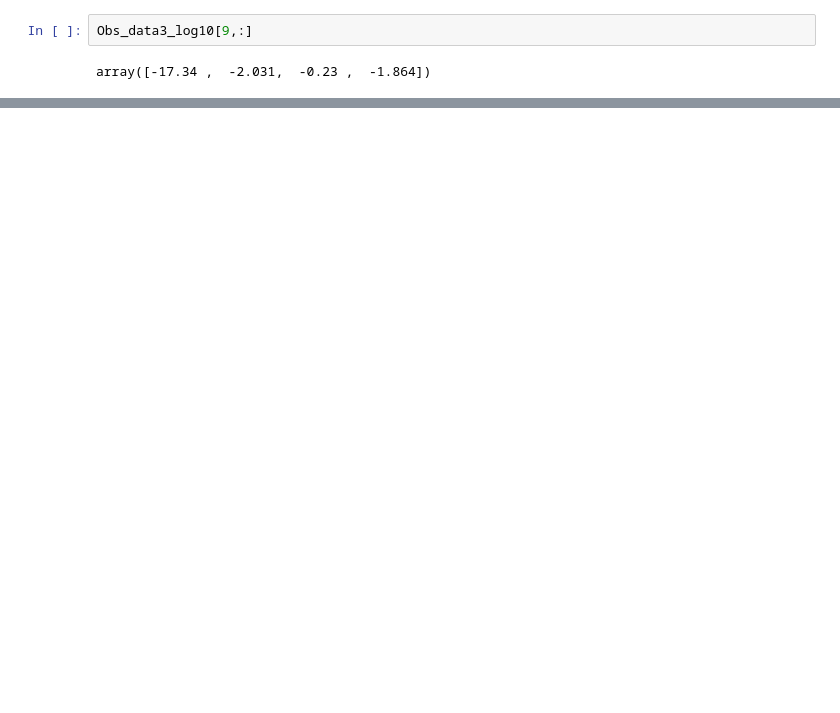
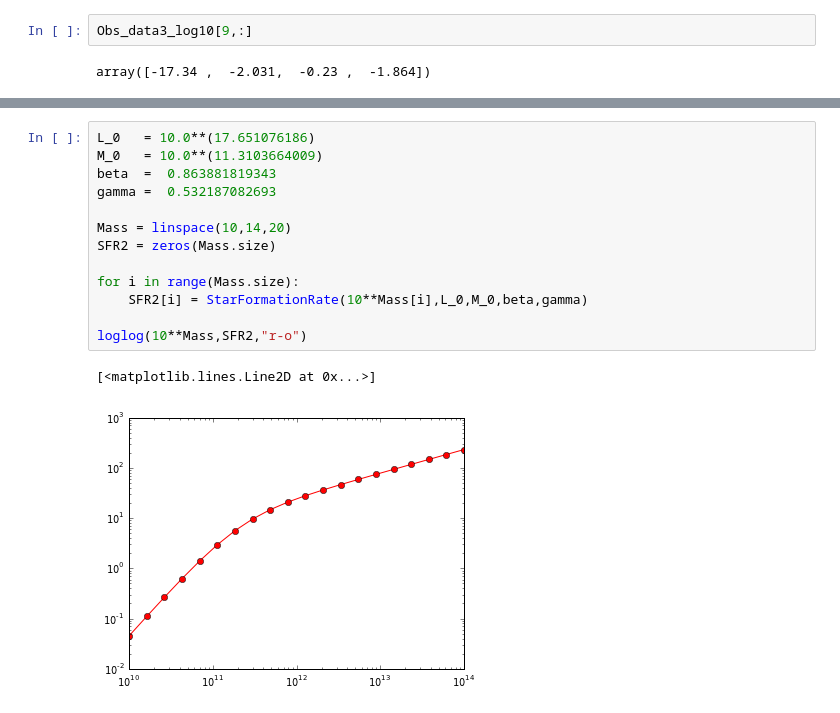
Before and after one commit to flgomezc/sfr-dmhm, a Jupyter notebook: 04_sfr-random-walk_test02/extended observational data.ipynb, the cells around one changed output, grey strips where cells are left out. Drawn from its saved outputs; the diff is of its cells as text; blank space fills up the shorter version.

```diff
--- a/04_sfr-random-walk_test02/extended observational data.ipynb
+++ b/04_sfr-random-walk_test02/extended observational data.ipynb
@@ -291,0 +304,16 @@ legend(loc=4)
+# %%
+L_0   = 10.0**(17.651076186)
+M_0   = 10.0**(11.3103664009)
+beta  =  0.863881819343
+gamma =  0.532187082693
+
+Mass = linspace(10,14,20)
+SFR2 = zeros(Mass.size)
+
+for i in range(Mass.size):
+    SFR2[i] = StarFormationRate(10**Mass[i],L_0,M_0,beta,gamma)
+
+loglog(10**Mass,SFR2,"r-o")
+# %% [output]
+[<matplotlib.lines.Line2D at 0x...>]
+[figure, added]
```
Also changed, not shown: parts of 6 cells of this notebook.
